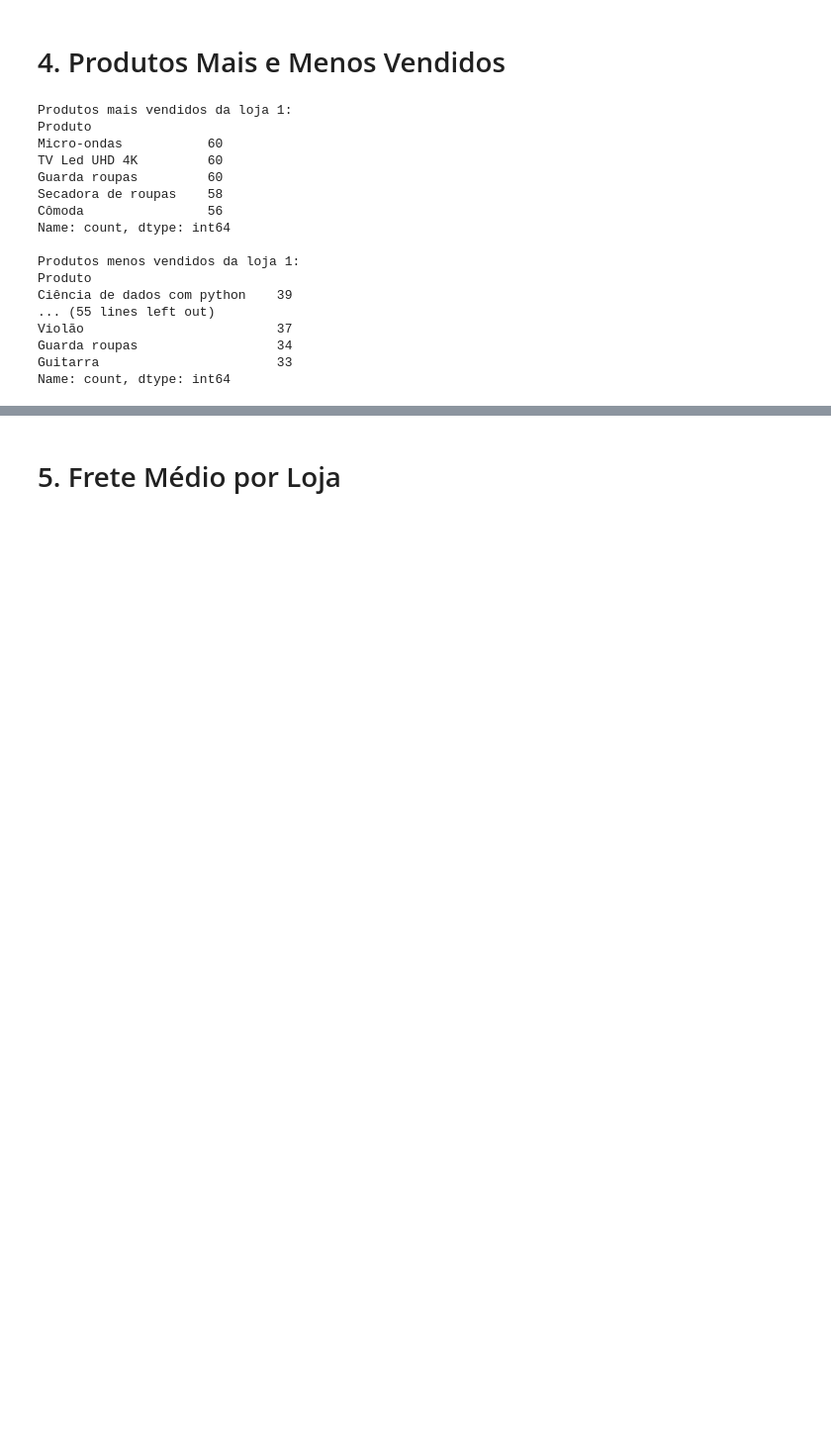
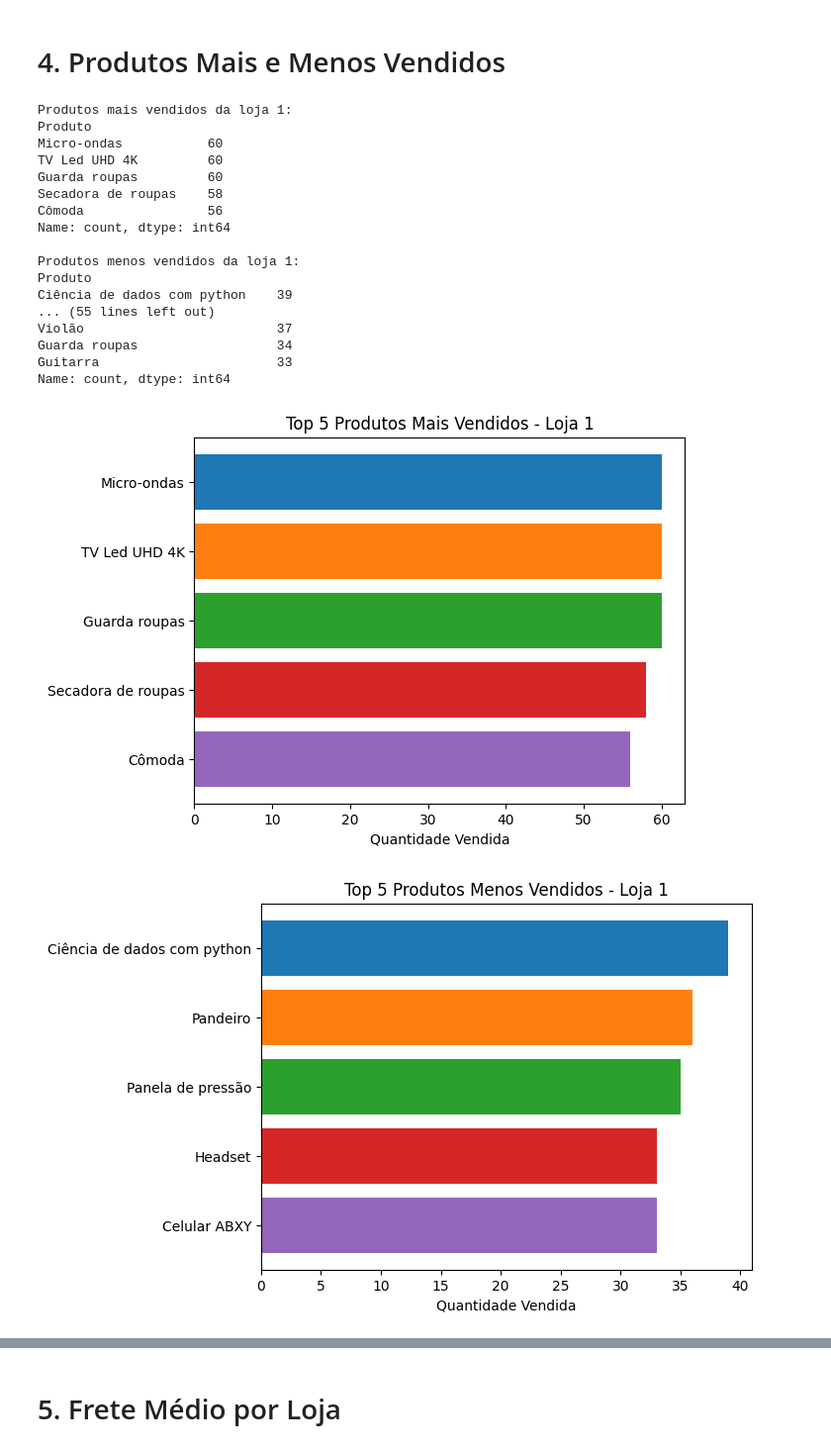
Before and after one commit to EmilyCarla/ONE_DataScience-Desafio1-AluraStore, a Jupyter notebook: AluraStoreBrasil.ipynb, the cells around one changed output, grey strips where cells are left out. Shown at 99% size. Cells and saved outputs as stored; diff of their text form; code cells hidden in the pictures; blank space fills up the shorter version.

```diff
--- a/AluraStoreBrasil.ipynb
+++ b/AluraStoreBrasil.ipynb
@@ -105,3 +172,35 @@ Violão                         37
 Guarda roupas                  34
 Guitarra                       33
 Name: count, dtype: int64
+# %%
+cores = ['#1f77b4', '#ff7f0e', '#2ca02c', '#d62728', '#9467bd']
+
+for i in range(0,4):
+
+    produtos_vendidos = lista_lojas[i]['Produto'].value_counts()
+
+    top5 = produtos_vendidos.head(5)
+    bottom5 = produtos_vendidos.tail(5)
+
+    # mais vendidos
+    plt.figure()
+
+    plt.barh(top5.index, top5.values, color=cores)
+    plt.xlabel("Quantidade Vendida")
+    plt.title(f"Top 5 Produtos Mais Vendidos - Loja {i+1}")
+
+    plt.gca().invert_yaxis()
+    plt.show()
+
+    # menos vendidos
+    plt.figure()
+
+    plt.barh(bottom5.index, bottom5.values, color=cores)
+    plt.xlabel("Quantidade Vendida")
+    plt.title(f"Top 5 Produtos Menos Vendidos - Loja {i+1}")
+
+    plt.gca().invert_yaxis()
+    plt.show()
+# %% [output]
+[figure, added]
+[figure, added]
```
Also changed, not shown: parts of 6 cells of this notebook.
